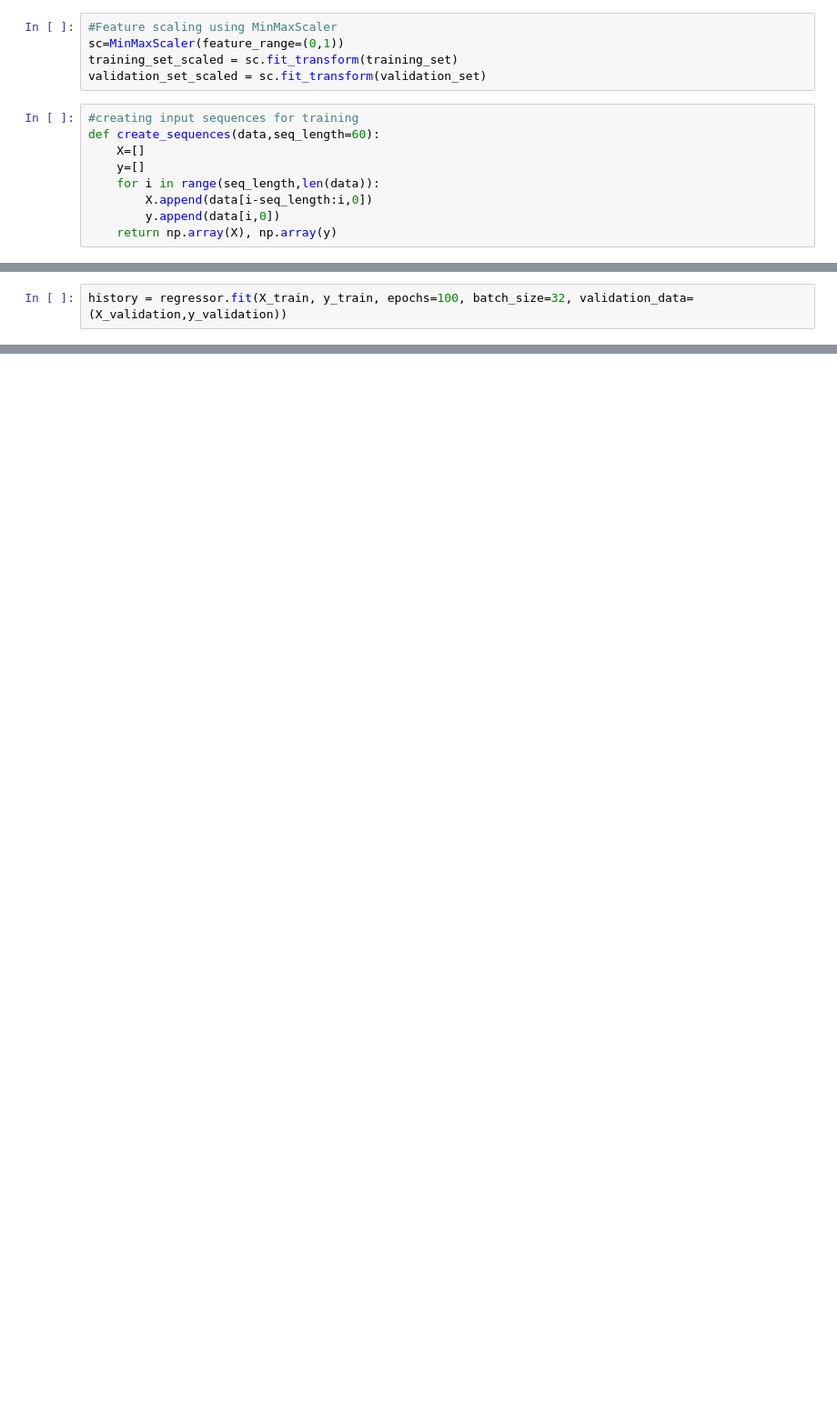
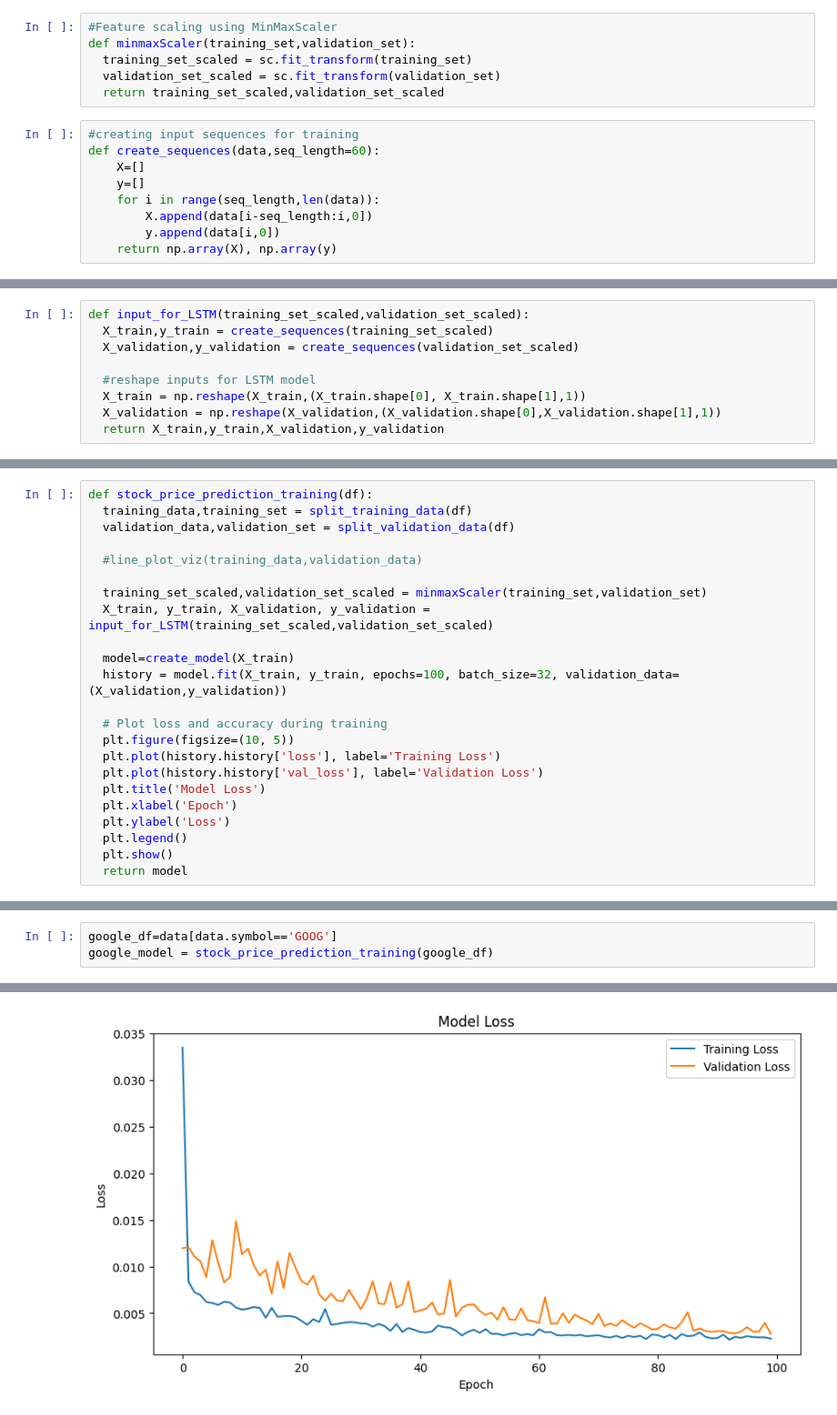
Before and after one commit to urusha-shrestha/stock_price_prediction, a Jupyter notebook: FinVest_Model.ipynb, the cells around one changed output, grey strips where cells are left out. Shown at 91% size. Cells and saved outputs as stored; diff of their text form; blank space fills up the shorter version.

Commit message:
model training for all companies

```diff
--- a/FinVest_Model.ipynb
+++ b/FinVest_Model.ipynb
@@ -137,8 +132,9 @@ plt.show()
 # %%
 #Feature scaling using MinMaxScaler
-sc=MinMaxScaler(feature_range=(0,1))
-training_set_scaled = sc.fit_transform(training_set)
-validation_set_scaled = sc.fit_transform(validation_set)
+def minmaxScaler(training_set,validation_set):
+  training_set_scaled = sc.fit_transform(training_set)
+  validation_set_scaled = sc.fit_transform(validation_set)
+  return training_set_scaled,validation_set_scaled
 # %%
 #creating input sequences for training
 def create_sequences(data,seq_length=60):
@@ -181,2 +146,0 @@ regressor.compile(optimizer='adam',loss='mean_squared_error')
-# %%
-history = regressor.fit(X_train, y_train, epochs=100, batch_size=32, validation_data=(X_validation,y_validation))
@@ -269,0 +147,9 @@ plt.show()
+# %%
+def input_for_LSTM(training_set_scaled,validation_set_scaled):
+  X_train,y_train = create_sequences(training_set_scaled)
+  X_validation,y_validation = create_sequences(validation_set_scaled)
+
+  #reshape inputs for LSTM model
+  X_train = np.reshape(X_train,(X_train.shape[0], X_train.shape[1],1))
+  X_validation = np.reshape(X_validation,(X_validation.shape[0],X_validation.shape[1],1))
+  return X_train,y_train,X_validation,y_validation
@@ -269,0 +181,23 @@ plt.show()
+# %%
+def stock_price_prediction_training(df):
+  training_data,training_set = split_training_data(df)
+  validation_data,validation_set = split_validation_data(df)
+
+  #line_plot_viz(training_data,validation_data)
+
+  training_set_scaled,validation_set_scaled = minmaxScaler(training_set,validation_set)
+  X_train, y_train, X_validation, y_validation = input_for_LSTM(training_set_scaled,validation_set_scaled)
+
+  model=create_model(X_train)
+  history = model.fit(X_train, y_train, epochs=100, batch_size=32, validation_data=(X_validation,y_validation))
+
+  # Plot loss and accuracy during training
+  plt.figure(figsize=(10, 5))
+  plt.plot(history.history['loss'], label='Training Loss')
+  plt.plot(history.history['val_loss'], label='Validation Loss')
+  plt.title('Model Loss')
+  plt.xlabel('Epoch')
+  plt.ylabel('Loss')
+  plt.legend()
+  plt.show()
+  return model
@@ -269,0 +242,4 @@ plt.show()
+# %%
+google_df=data[data.symbol=='GOOG']
+google_model = stock_price_prediction_training(google_df)
+# %% [output]
@@ -269,0 +263 @@ plt.show()
+[figure, added]
```
Also changed, not shown: parts of 52 cells of this notebook.
